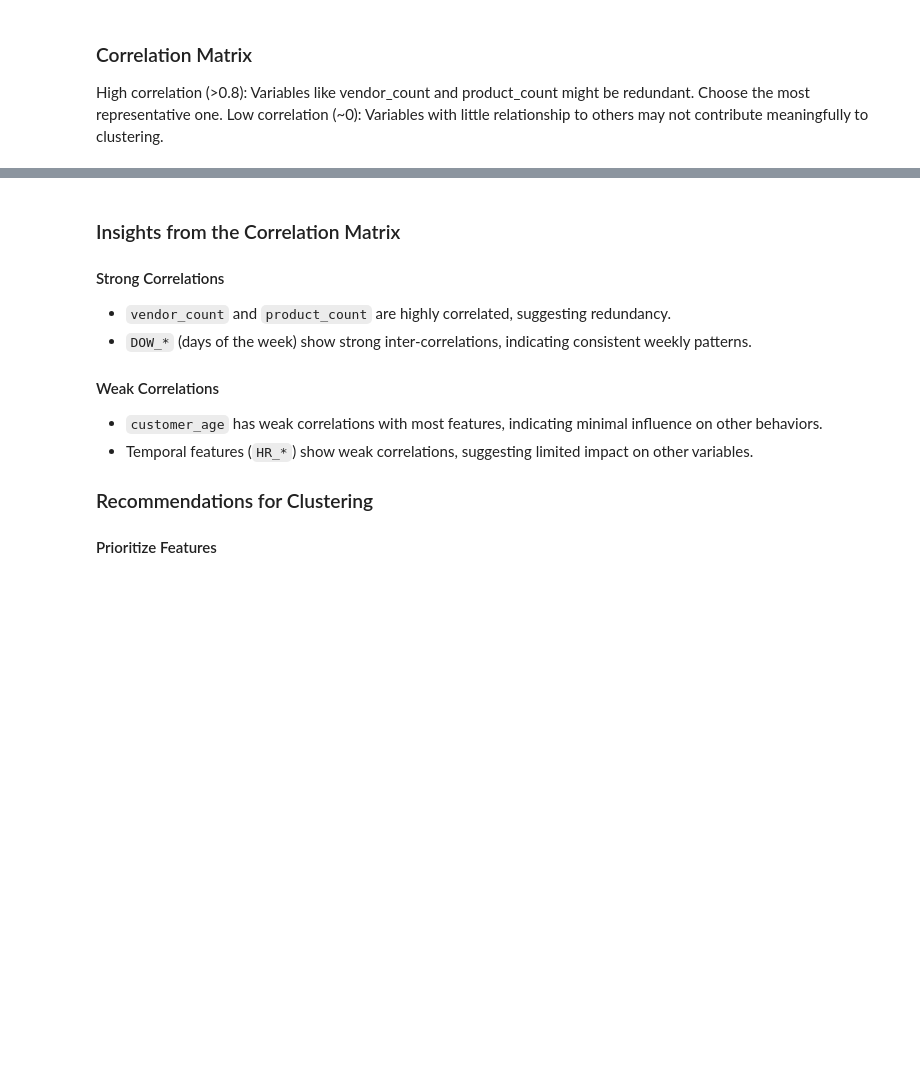
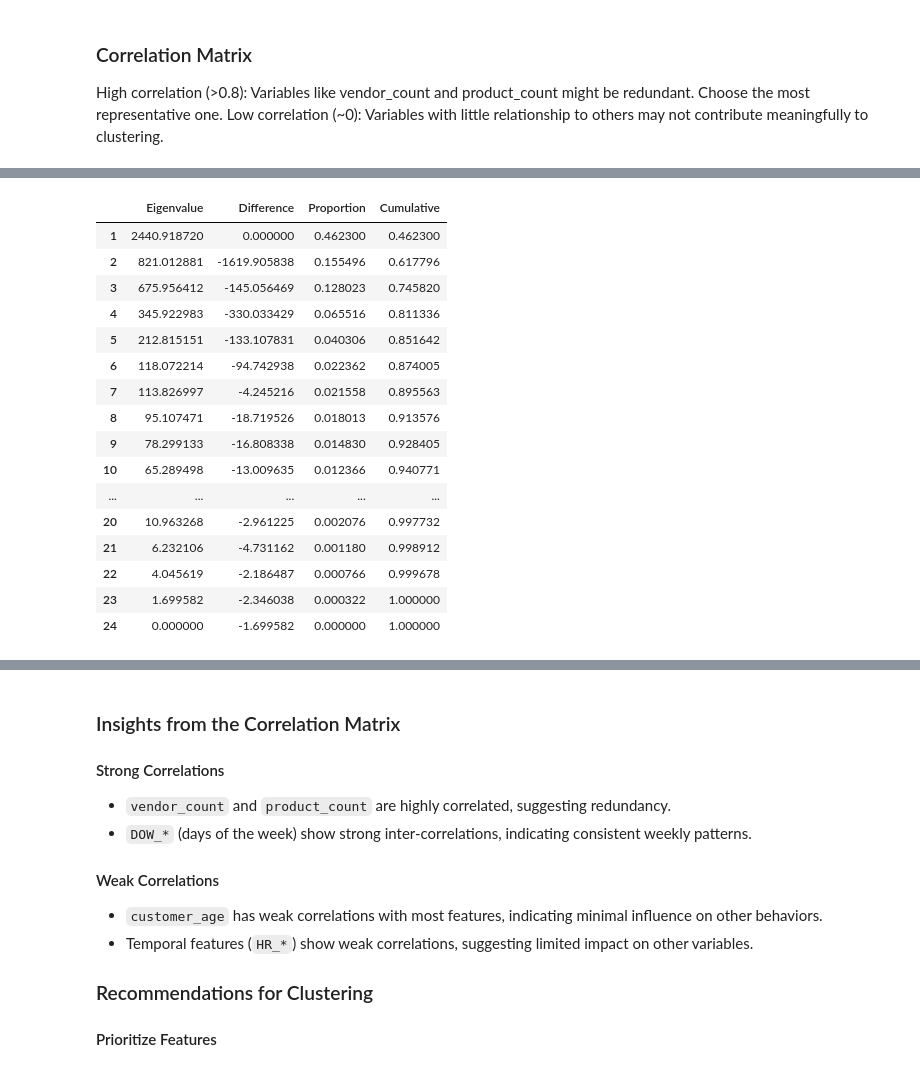
Before and after one commit to MiguelMangerona/Data-Mining-Project, a Jupyter notebook: DM2425_Part1_56.ipynb, the cells around one changed output, grey strips where cells are left out. Saved outputs shown, nothing was run; the diff lists cells and outputs as text; code cells hidden in the pictures; blank space fills up the shorter version.

```diff
--- a/DM2425_Part1_56.ipynb
+++ b/DM2425_Part1_56.ipynb
@@ -1531,0 +1597,43 @@ Selected Features: ['customer_age', 'vendor_count', 'is_chain', 'first_order', '
+# %%
+# Get PCA output as table
+
+# Get the eigenvalues (explained variance)
+explained_variance = pca.explained_variance_
+
+# Get the explained variance ratio
+explained_variance_ratio = pca.explained_variance_ratio_
+
+# get the cumulative explained variance ratio
+# Hint: use np.cumsum()
+cumulative_explained_variance_ratio = np.cumsum(explained_variance_ratio)
+
+# Combine into a dataframe
+pca_results = pd.DataFrame(
+    {
+        "Eigenvalue": explained_variance,
+        "Difference": np.insert(np.diff(explained_variance), 0, 0),
+        "Proportion": explained_variance_ratio,
+        "Cumulative": cumulative_explained_variance_ratio
+    },
+        index=range(1, pca.n_components_ + 1)
+)
+
+pca_results
+# %% [output]
+|  | Eigenvalue | Difference | Proportion | Cumulative |
+| 1 | 2440.918720 | 0.000000 | 0.462300 | 0.462300 |
+| 2 | 821.012881 | -1619.905838 | 0.155496 | 0.617796 |
+| 3 | 675.956412 | -145.056469 | 0.128023 | 0.745820 |
+| 4 | 345.922983 | -330.033429 | 0.065516 | 0.811336 |
+| 5 | 212.815151 | -133.107831 | 0.040306 | 0.851642 |
+| 6 | 118.072214 | -94.742938 | 0.022362 | 0.874005 |
+| 7 | 113.826997 | -4.245216 | 0.021558 | 0.895563 |
+| 8 | 95.107471 | -18.719526 | 0.018013 | 0.913576 |
+| 9 | 78.299133 | -16.808338 | 0.014830 | 0.928405 |
+| 10 | 65.289498 | -13.009635 | 0.012366 | 0.940771 |
+| ... | ... | ... | ... | ... |
+| 20 | 10.963268 | -2.961225 | 0.002076 | 0.997732 |
+| 21 | 6.232106 | -4.731162 | 0.001180 | 0.998912 |
+| 22 | 4.045619 | -2.186487 | 0.000766 | 0.999678 |
+| 23 | 1.699582 | -2.346038 | 0.000322 | 1.000000 |
+| 24 | 0.000000 | -1.699582 | 0.000000 | 1.000000 |
```
Also changed, not shown: parts of 40 cells of this notebook.
